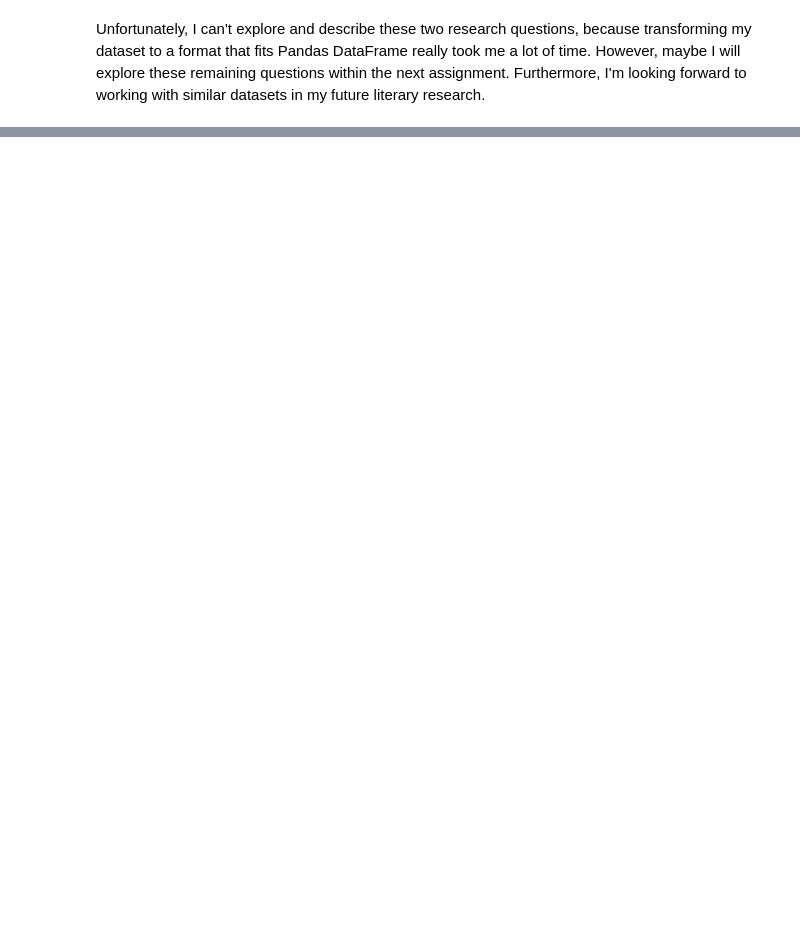
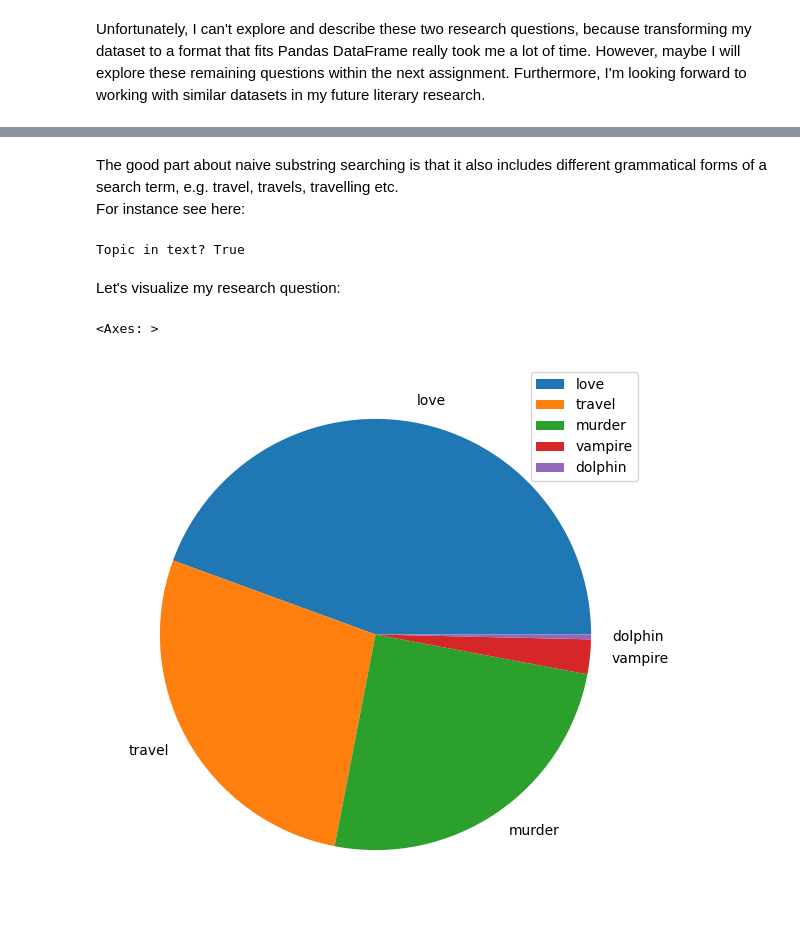
Before and after one commit to laura-ma-fu/Capstone-Project, a Jupyter notebook: LaurasCapstoneProject.ipynb, the cells around one changed output, grey strips where cells are left out. Cells and saved outputs as stored; diff of their text form; code cells hidden in the pictures; blank space fills up the shorter version.

```diff
--- a/LaurasCapstoneProject.ipynb
+++ b/LaurasCapstoneProject.ipynb
@@ -549,0 +662,37 @@ Unfortunately, I can't explore and describe these two research questions, becaus
+# %%
+import pandas as pd
+
+file = open("booksummaries.txt", "r")
+
+topics_dict = {}
+topics = ["murder", "love", "vampire", "travel", "dolphin"]
+
+for line in file:
+    line_parts = line.split("\t")
+    summary = line_parts[6]
+    #some entries might not have a summary, I want to skip these
+    if summary == "":
+        continue
+    for topic in topics:
+        if topic not in summary:
+            continue
+        if topic in topics_dict:
+            topics_dict[topic] += 1
+        else:
+            topics_dict[topic] = 1
+
+file.close()
+print(topics_dict)
+
+topics_count = {
+    "topics": [],
+    "count": [],
+}
+
+for (topic, count) in topics_dict.items():
+    topics_count["topics"].append(topic)
+    topics_count["count"].append(count)
+
+topics_count_data_frame = pd.DataFrame(data=topics_count)
+sorted_topics_count_data_frame = topics_count_data_frame.sort_values(by=["count"],ascending=False)
+sorted_topics_count_data_frame
@@ -549,0 +707,19 @@ Unfortunately, I can't explore and describe these two research questions, becaus
+# %% [markdown]
+The good part about naive substring searching is that it also includes different grammatical forms of a search term, e.g. travel, travels, travelling etc.
+<br/> For instance see here:
+# %%
+topic = "travel"
+text = "I really love travelling!"
+print("Topic in text?", topic in text)
+# %% [output]
+Topic in text? True
+# %% [markdown]
+Let's visualize my research question:
+# %%
+topics_count_data_frame_with_labels = pd.DataFrame(data=topics_count, index=topics_count["topics"])
+sorted_topics_count_data_frame_with_labels = topics_count_data_frame_with_labels.sort_values(by=["count"],ascending=False)
+
+sorted_topics_count_data_frame_with_labels.plot(y="count", ylabel="", kind="pie", figsize=(30,7), legend=True)
+# %% [output]
+<Axes: >
+[figure, added]
```
Also changed, not shown: parts of 30 cells of this notebook, 2 other files.
